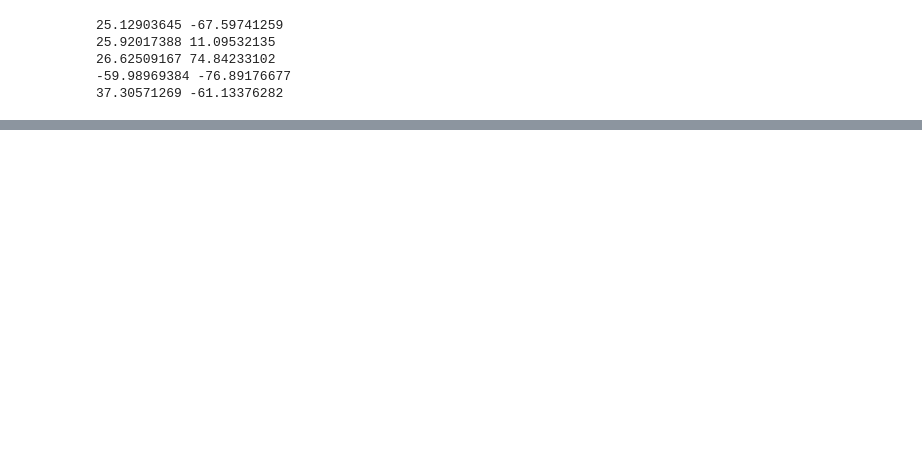
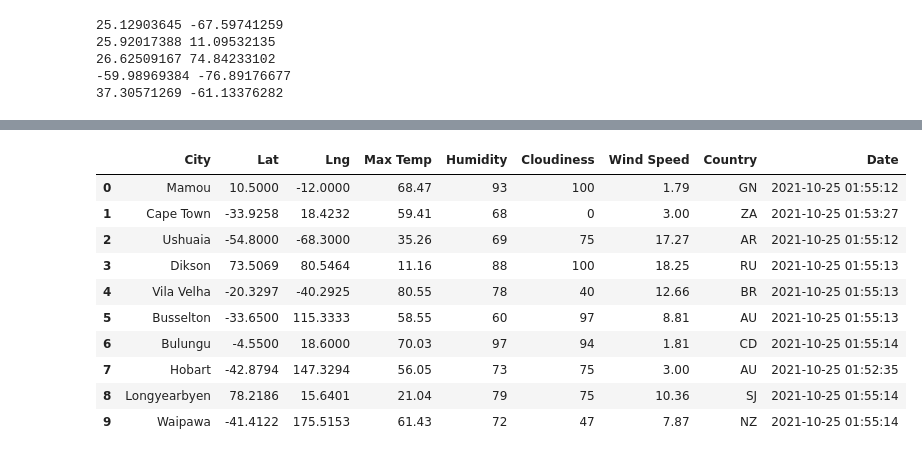
Before and after one commit to ChristianShada/World_Weather_Analysis, a Jupyter notebook: WeatherPy.ipynb, the cells around one changed output, grey strips where cells are left out. Cells and saved outputs as stored; diff of their text form; code cells hidden in the pictures; blank space fills up the shorter version.

```diff
--- a/WeatherPy.ipynb
+++ b/WeatherPy.ipynb
@@ -97,0 +176,5 @@ len(cities)
+# %%
+# Create an endpoint URL for a city.
+city_url = url + "&q=" + "Boston"
+city_weather = requests.get(city_url)
+city_weather.json()
@@ -97,0 +224,10 @@ len(cities)
+# %%
+# Create an empty list to hold the weather data.
+city_data = []
+# Print the beginning of the logging.
+print("Beginning Data Retrieval     ")
+print("-----------------------------")
+
+# Create counters.
+record_count = 1
+set_count = 1
@@ -97,0 +247,10 @@ len(cities)
+# %%
+# Loop through all the cities in our list.
+for i in range(len(cities)):
+
+    # Group cities in sets of 50 for logging purposes.
+    if (i % 50 == 0 and i >= 50):
+        set_count += 1
+        record_count = 1
+    # Create endpoint URL with each city.
+    city_url = url + "&q=" + cities[i]
@@ -97,0 +328,10 @@ len(cities)
+# %%
+# Create an empty list to hold the weather data.
+city_data = []
+# Print the beginning of the logging.
+print("Beginning Data Retrieval     ")
+print("-----------------------------")
+
+# Create counters.
+record_count = 1
+set_count = 1
@@ -97,0 +400,16 @@ len(cities)
+# %%
+# Convert the array of dictionaries to a Pandas DataFrame.
+city_data_df = pd.DataFrame(city_data)
+city_data_df.head(10)
+# %% [output]
+|  | City | Lat | Lng | Max Temp | Humidity | Cloudiness | Wind Speed | Country | Date |
+| 0 | Mamou | 10.5000 | -12.0000 | 68.47 | 93 | 100 | 1.79 | GN | 2021-10-25 01:55:12 |
+| 1 | Cape Town | -33.9258 | 18.4232 | 59.41 | 68 | 0 | 3.00 | ZA | 2021-10-25 01:53:27 |
+| 2 | Ushuaia | -54.8000 | -68.3000 | 35.26 | 69 | 75 | 17.27 | AR | 2021-10-25 01:55:12 |
+| 3 | Dikson | 73.5069 | 80.5464 | 11.16 | 88 | 100 | 18.25 | RU | 2021-10-25 01:55:13 |
+| 4 | Vila Velha | -20.3297 | -40.2925 | 80.55 | 78 | 40 | 12.66 | BR | 2021-10-25 01:55:13 |
+| 5 | Busselton | -33.6500 | 115.3333 | 58.55 | 60 | 97 | 8.81 | AU | 2021-10-25 01:55:13 |
+| 6 | Bulungu | -4.5500 | 18.6000 | 70.03 | 97 | 94 | 1.81 | CD | 2021-10-25 01:55:14 |
+| 7 | Hobart | -42.8794 | 147.3294 | 56.05 | 73 | 75 | 3.00 | AU | 2021-10-25 01:52:35 |
+| 8 | Longyearbyen | 78.2186 | 15.6401 | 21.04 | 79 | 75 | 10.36 | SJ | 2021-10-25 01:55:14 |
+| 9 | Waipawa | -41.4122 | 175.5153 | 61.43 | 72 | 47 | 7.87 | NZ | 2021-10-25 01:55:14 |
```
Also changed, not shown: parts of 33 cells of this notebook.
